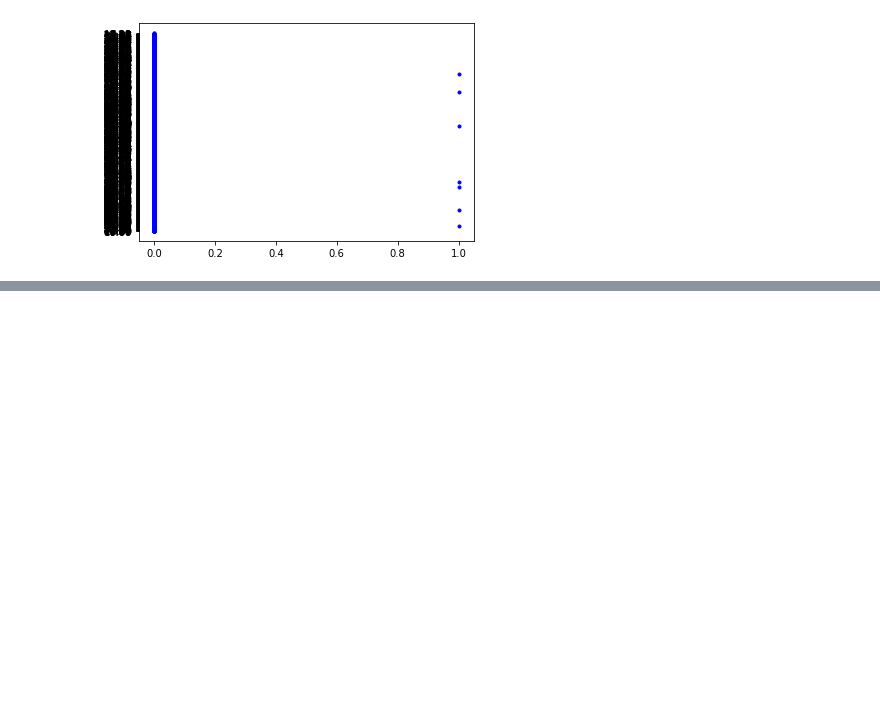
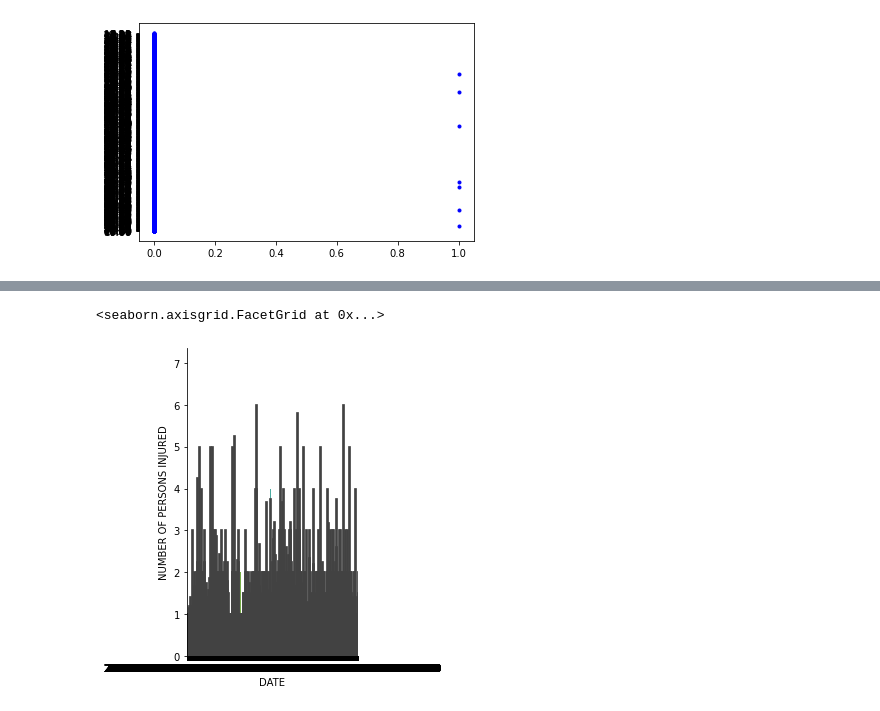
Before and after one commit to Dpinkney001/Data-Science-MAT328-Project-Spring-2021, a Jupyter notebook: Duvall Pinkney Data Science Project.ipynb, the cells around one changed output, grey strips where cells are left out. Saved outputs shown, nothing was run; the diff lists cells and outputs as text; code cells hidden in the pictures; blank space fills up the shorter version.

```diff
--- a/Duvall Pinkney Data Science Project.ipynb
+++ b/Duvall Pinkney Data Science Project.ipynb
@@ -623,0 +629,5 @@ plt.plot(new_df['NUMBER OF PERSONS KILLED'], new_df['TIME'], 'b.')
+# %%
+sns.catplot( x = "DATE", y = "NUMBER OF PERSONS INJURED", kind = "bar", data = new_df)
+# %% [output]
+<seaborn.axisgrid.FacetGrid at 0x...>
+[figure, added]
```
Also changed, not shown: parts of 1 cell of this notebook.
